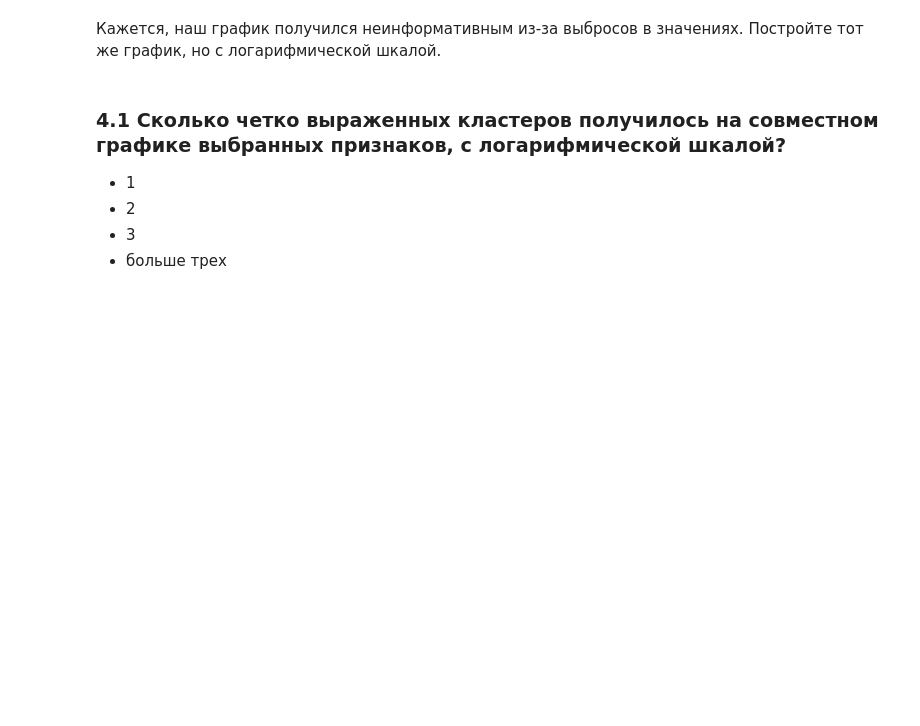
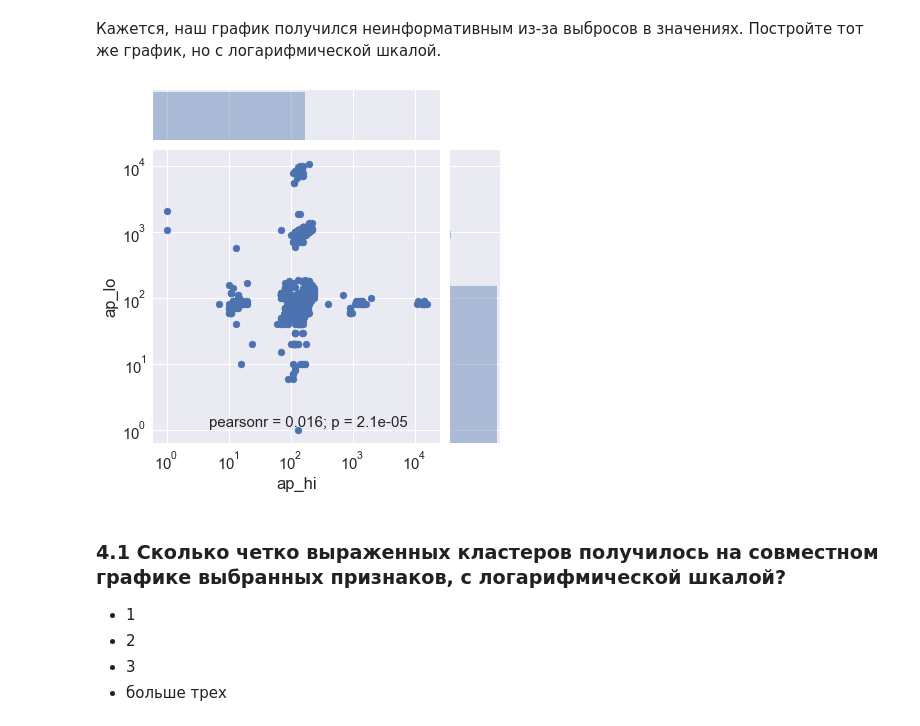
Before and after one commit to mitya8128/mlcourse_open, a Jupyter notebook: jupyter_notebooks/topic02_visual_analysis/hw2_session2_visual_analysis_basics.ipynb, the cells around one changed output. Cells and saved outputs as stored; diff of their text form; code cells hidden in the pictures; blank space fills up the shorter version.

```diff
--- a/jupyter_notebooks/topic02_visual_analysis/hw2_session2_visual_analysis_basics.ipynb
+++ b/jupyter_notebooks/topic02_visual_analysis/hw2_session2_visual_analysis_basics.ipynb
@@ -260,14 +295,24 @@ sns.violinplot(x='gender', y='height', hue='height_cat', data=train);
 # %%
 # Ваш код здесь
 
 # -------------------- #
 
-"""Сетка"""
-g.ax_joint.grid(True)
+# matter(matplotlib.ticker.FuncFormatter(lambda x, pos: str(round(int(np.exp(x))))))
 
-"""Преобразуем логарифмические значения на шкалах в реальные"""
-g.ax_joint.yaxis.set_major_formatter(matplotlib.ticker.FuncFormatter(lambda x, pos: str(round(int(np.exp(x))))))
-g.ax_joint.xaxis.set_major_formatter(matplotlib.ticker.FuncFormatter(lambda x, pos: str(round(int(np.exp(x))))))
+g = sns.jointplot(x='ap_hi', y='ap_lo', data=train);
+
+# """Сетка"""
+# g.ax_joint.grid(True)
+
+# """Преобразуем логарифмические значения на шкалах в реальные"""
+# g.ax_joint.yaxis.set_major_formatter(matplotlib.ticker.FuncFormatter(lambda x, pos: str(round(int(np.exp(x))))))
+# g.ax_joint.xaxis.set_major_for
+
+ax = g.ax_joint
+ax.set_xscale('log')
+ax.set_yscale('log')
+# %% [output]
+[figure, added]
 # %% [markdown]
 ### 4.1 Сколько четко выраженных кластеров получилось на  совместном графике выбранных признаков, с логарифмической шкалой?
 
```
Also changed, not shown: parts of 8 cells of this notebook.
